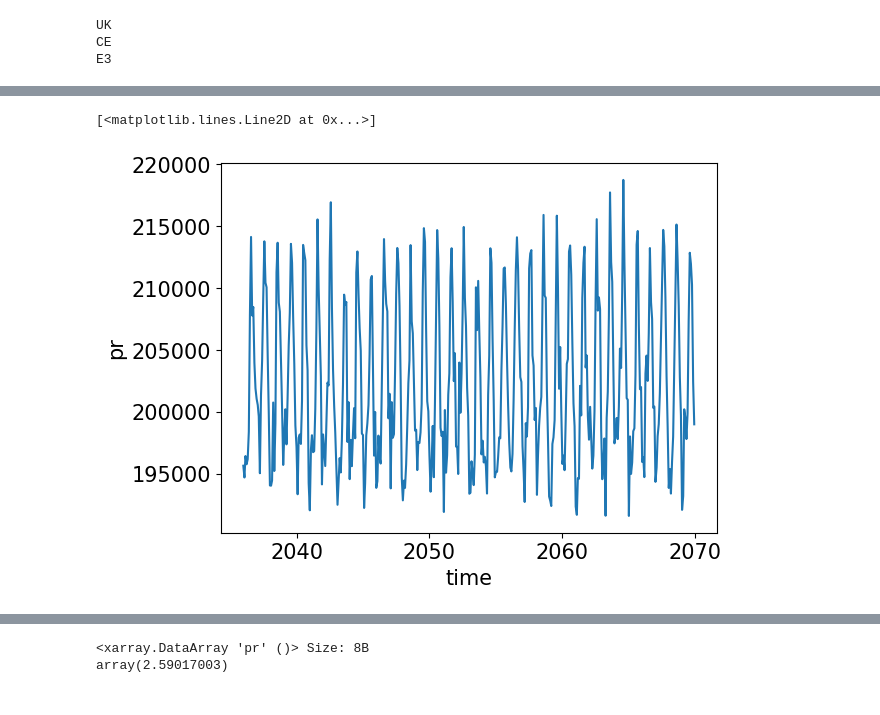
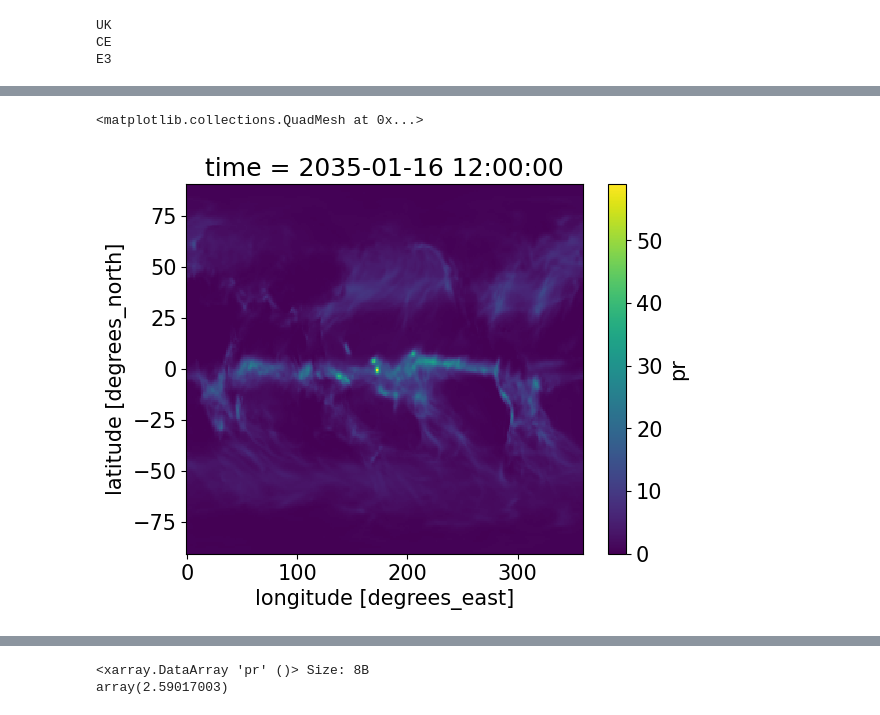
Before and after one commit to alistairduffey/HiLLA_MM, a Jupyter notebook: Prod_analysis/07_precipitation.ipynb, the cells around one changed output, grey strips where cells are left out. Saved outputs shown, nothing was run; the diff lists cells and outputs as text; code cells hidden in the pictures.

```diff
--- a/Prod_analysis/07_precipitation.ipynb
+++ b/Prod_analysis/07_precipitation.ipynb
@@ -125,3 +67,8 @@ E3
+# %%
+HiLLA_data['CESM']['13km'].isel(time=0).pr.plot()
+# %% [output]
+<matplotlib.collections.QuadMesh at 0x...>
+[figure, added]
 # %%
 ## TO DO - we want max members here given a sig test for changes - so will
 ## need to (1) edit the UKESM to use all the ssp245 members, and (2)
@@ -147,5 +107,0 @@ SSP245_data = {'UKESM':DS_ssp245_pr_UK*unit_conversion_kg, 'CESM':DS_ssp245_pr_C
-# %%
-(HiLLA_data['E3SM']['15km'] - ds_ssp245_pr_E3).sum(['latitude', 'longitude']).pr.plot()
-# %% [output]
-[<matplotlib.lines.Line2D at 0x...>]
-[figure, removed]
```
Also changed, not shown: parts of 23 cells of this notebook, 4 other files.
